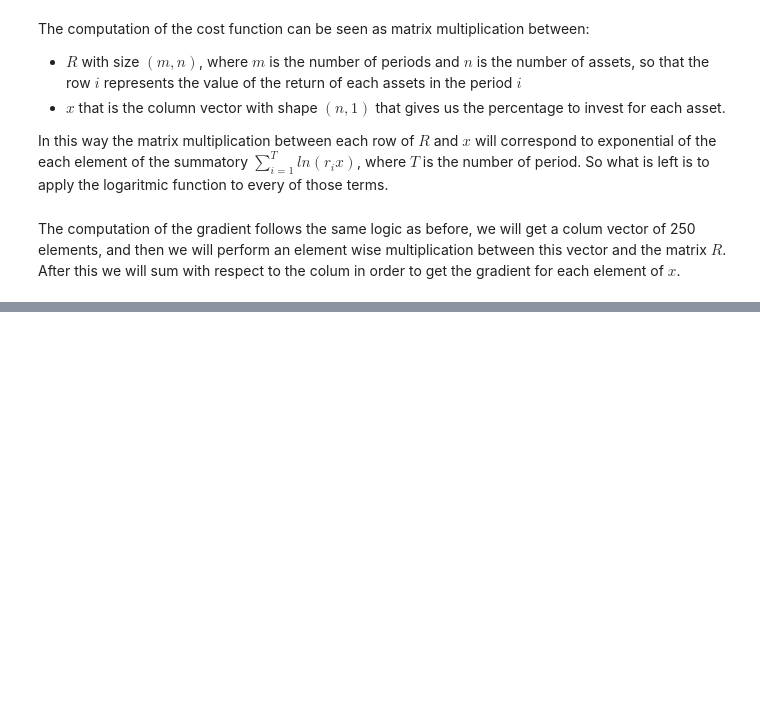
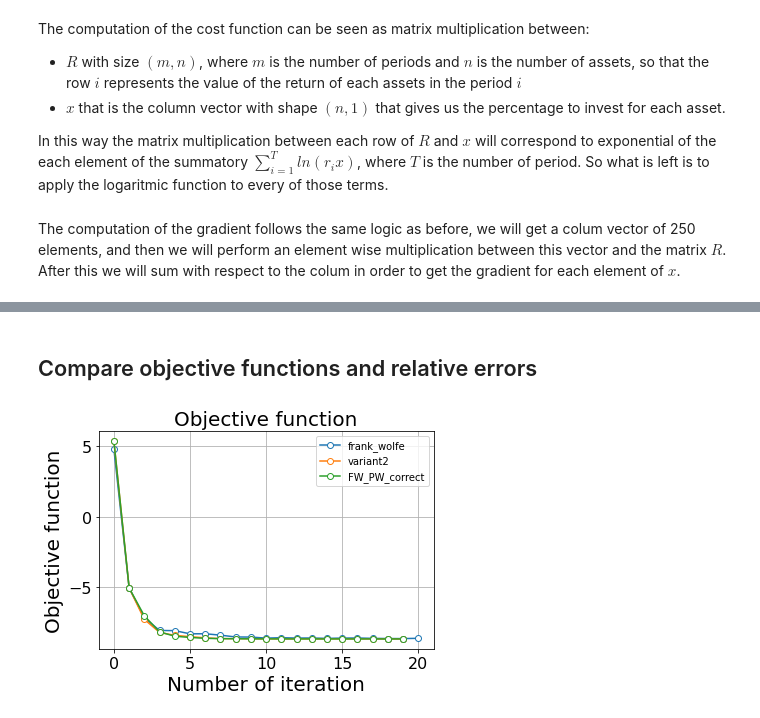
Before and after one commit to PashaIanko/Portfolio-Optimization, a Jupyter notebook: experiments.ipynb, the cells around one changed output, grey strips where cells are left out. Cells and saved outputs as stored; diff of their text form; code cells hidden in the pictures; blank space fills up the shorter version.

```diff
--- a/experiments.ipynb
+++ b/experiments.ipynb
@@ -299,0 +364,6 @@ FW_PW_correct  has done a correct execution
+# %% [markdown]
+## Compare objective functions and relative errors
+# %%
+plot_objective_function(objective_func)
+# %% [output]
+[figure, added]
```
Also changed, not shown: parts of 16 cells of this notebook.
